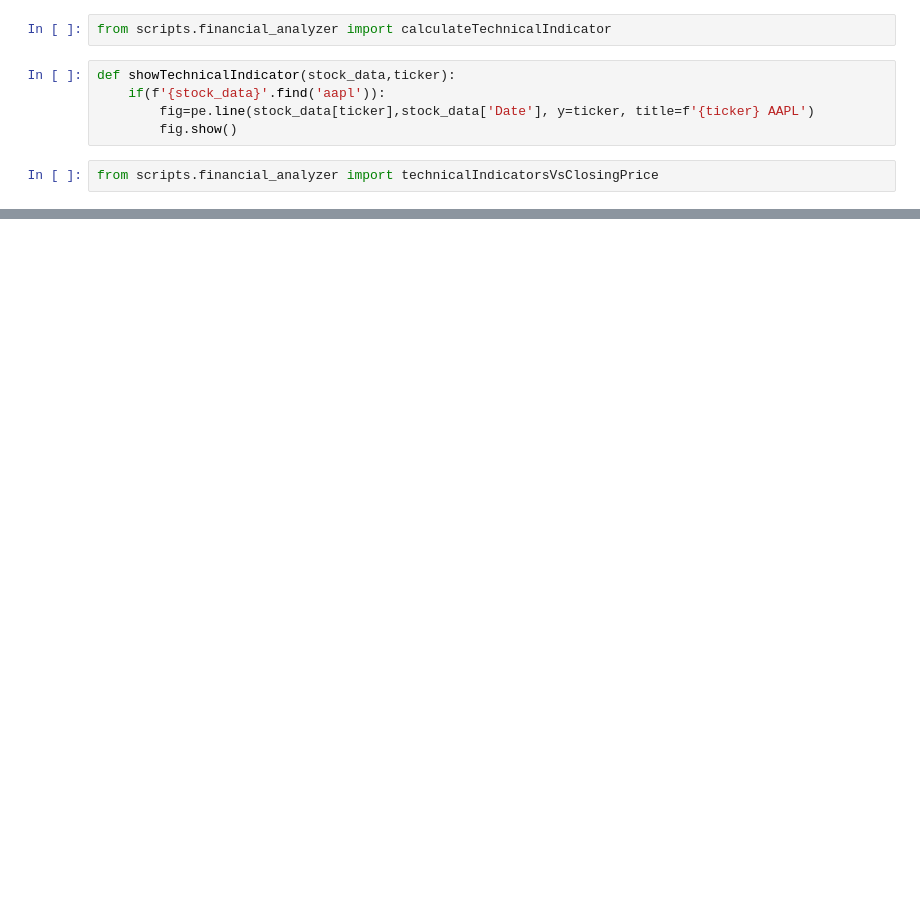
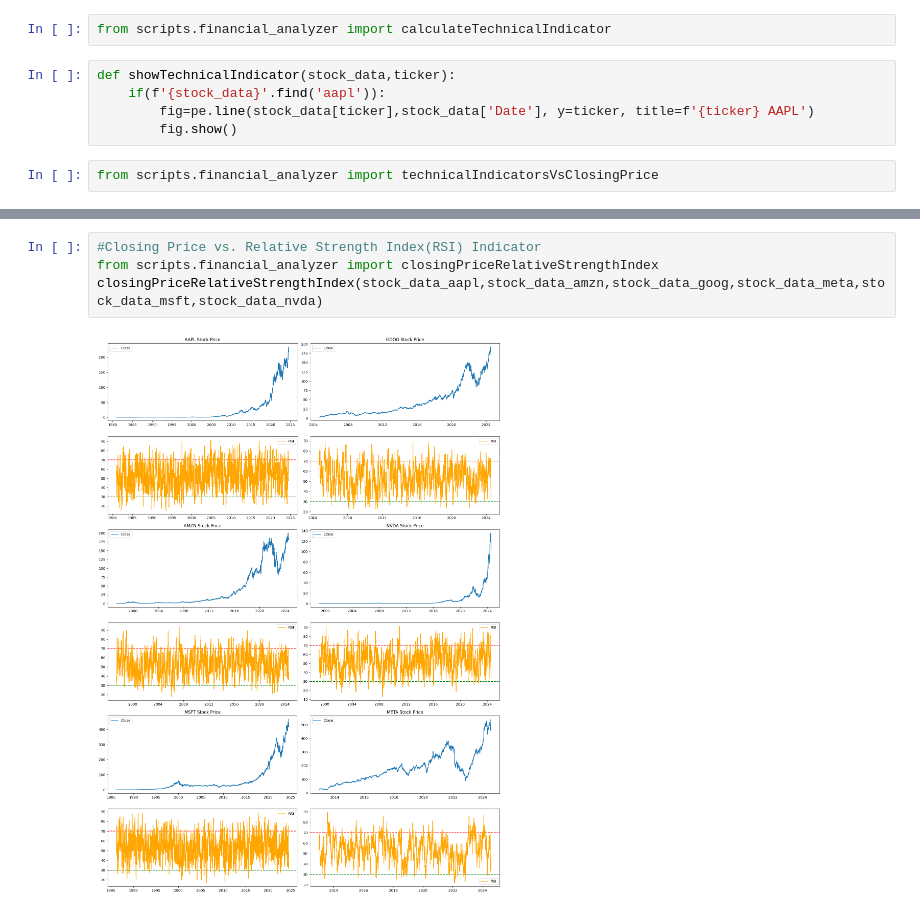
Before and after one commit to Gebrehiwot-Tesfaye/sentiment-analysis-week1, a Jupyter notebook: notebooks/statstical_analysis.ipynb, the cells around one changed output, grey strips where cells are left out. Cells and saved outputs as stored; diff of their text form; blank space fills up the shorter version.

```diff
--- a/notebooks/statstical_analysis.ipynb
+++ b/notebooks/statstical_analysis.ipynb
@@ -159,0 +179,6 @@ KeyError: 'SMA'
+# %%
+#Closing Price vs. Relative Strength Index(RSI) Indicator
+from scripts.financial_analyzer import closingPriceRelativeStrengthIndex
+closingPriceRelativeStrengthIndex(stock_data_aapl,stock_data_amzn,stock_data_goog,stock_data_meta,stock_data_msft,stock_data_nvda)
+# %% [output]
+[figure, added]
```
Also changed, not shown: parts of 16 cells of this notebook, 1 other file.
